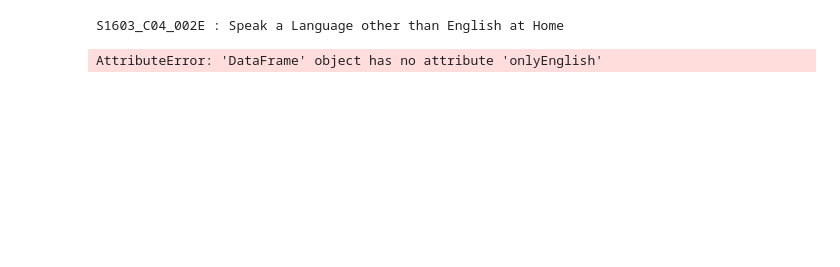
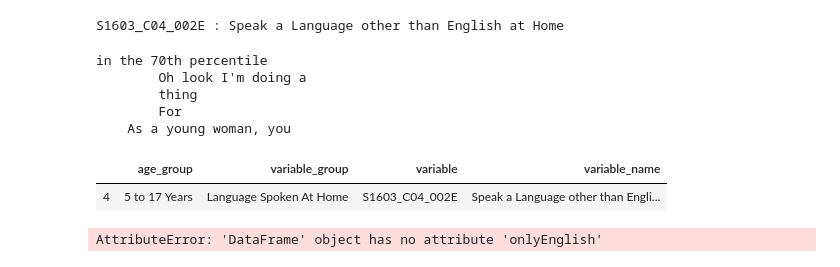
Before and after one commit to tolaoniyangi/capstone, a Jupyter notebook: testing statistics generation.ipynb, the cells around one changed output. Saved outputs shown, nothing was run; the diff lists cells and outputs as text; code cells hidden in the pictures; blank space fills up the shorter version.

```diff
--- a/testing statistics generation.ipynb
+++ b/testing statistics generation.ipynb
@@ -157,8 +157,3 @@ acs_site_sum
 # %%
 import ipywidgets as widgets
 from IPython.display import display
-# %%
-slider = widgets.IntSlider(min=0, max=100, step=10, value=50, description='Percentile:',)
-text = widgets.IntText()
-display(slider, text)
-widgets.jslink((slider, 'value'), (text, 'value'))
@@ -432,2 +393,37 @@ text_generation_button.on_click(common_filtering)
+# %%
+#TEXT GENERATION
+def text_generation():
+    percentile_string = "in the " + str(selected_percentile.value) + "th percentile"
+
+    if (selected_gender.value == "Total Population"):
+        gender_text = "she"
+    elif (selected_gender.value == "Total Population"):
+        gender_text = "he"
+
+    if (selected_age.value == "5 to 17 Years") & (selected_gender.value == "Total Population"):
+        subject_description = "As a young woman, you "
+    else:
+        subject_description = "As a young woman, you "
+
+#     for loop
+    if (result_text == "Speak a Language other than English at Home"):
+        language_text = gender_text + " is at least bilingual, as they speak a language other than english at home."
+
+    replaceable_string = """
+        Oh look I'm doing a
+        thing
+        For
+    """
+    resident_string = percentile_string + replaceable_string + subject_description
+
+    print(resident_string )
+
+text_generation()
+# %% [output]
+in the 70th percentile
+        Oh look I'm doing a
+        thing
+        For
+    As a young woman, you
 # %%
 #if results = x then ...
@@ -434,3 +431,8 @@ text_generation_button.on_click(common_filtering)
+# %%
+dict_result
+# %% [output]
+|  | age_group | variable_group | variable | variable_name |
+| 4 | 5 to 17 Years | Language Spoken At Home | S1603_C04_002E | Speak a Language other than Engli... |
 # %%
 #duplicate basically
 
```
Also changed, not shown: parts of 9 cells of this notebook, 1 other file.
